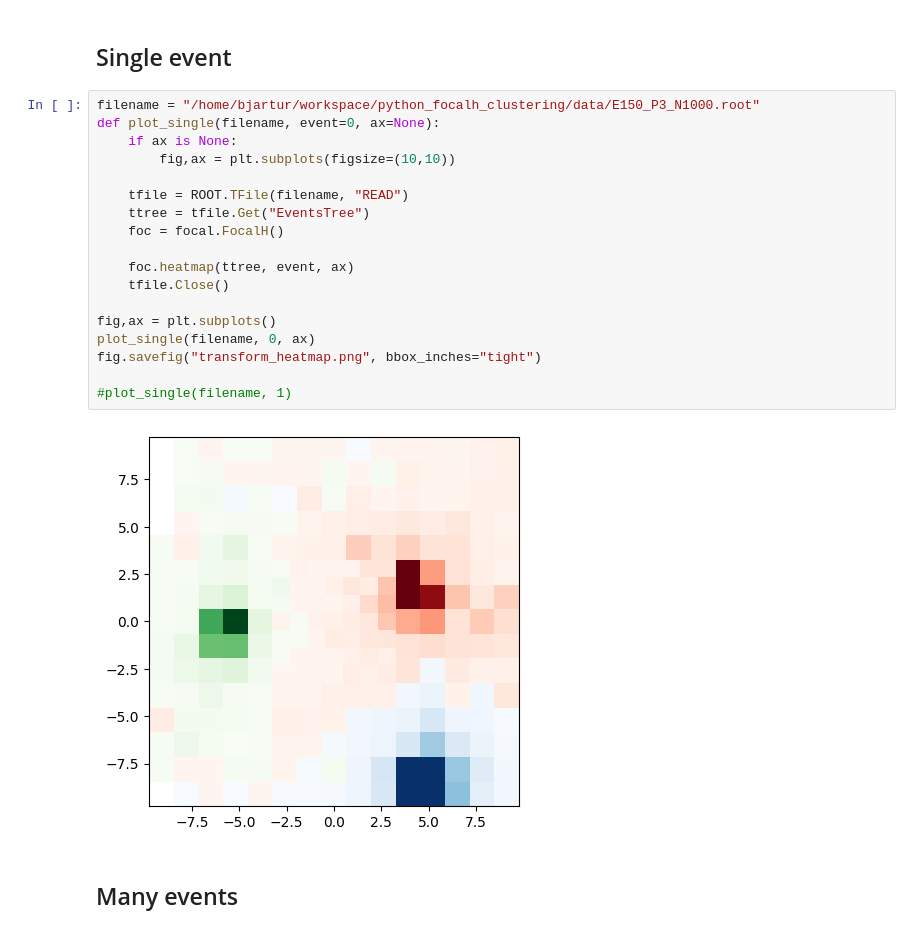
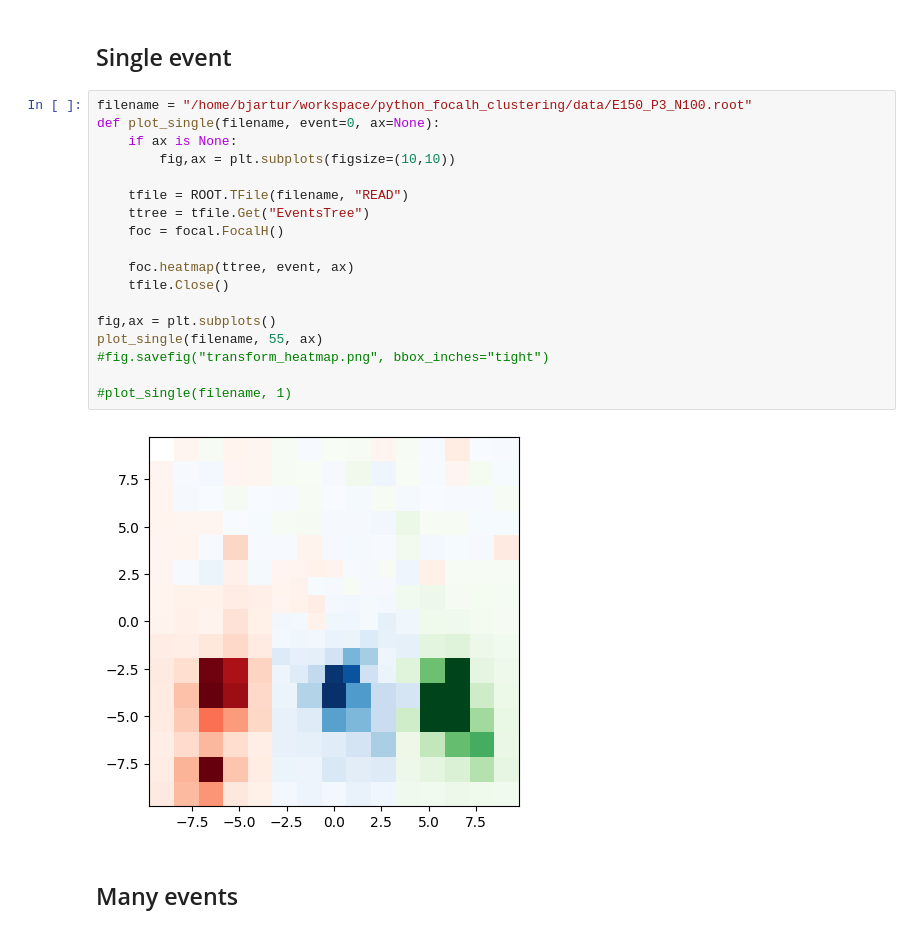
Before and after one commit to Bjartensen/python_focalh_clustering, a Jupyter notebook: notebooks/inspect.ipynb, the cells around one changed output. Drawn from its saved outputs; the diff is of its cells as text.

```diff
--- a/notebooks/inspect.ipynb
+++ b/notebooks/inspect.ipynb
@@ -10,25 +10,25 @@ import focal
 # %% [markdown]
 ## Single event
 # %%
-filename = "/home/bjartur/workspace/python_focalh_clustering/data/E150_P3_N1000.root"
+filename = "/home/bjartur/workspace/python_focalh_clustering/data/E150_P3_N100.root"
 def plot_single(filename, event=0, ax=None):
     if ax is None:
         fig,ax = plt.subplots(figsize=(10,10))
 
     tfile = ROOT.TFile(filename, "READ")
     ttree = tfile.Get("EventsTree")
     foc = focal.FocalH()
 
     foc.heatmap(ttree, event, ax)
     tfile.Close()
 
 fig,ax = plt.subplots()
-plot_single(filename, 0, ax)
-fig.savefig("transform_heatmap.png", bbox_inches="tight")
+plot_single(filename, 55, ax)
+#fig.savefig("transform_heatmap.png", bbox_inches="tight")
 
 #plot_single(filename, 1)
 # %% [output]
-[figure, old version]
+[figure, new version]
 # %% [markdown]
 ## Many events
 # %%
```
Also changed, not shown: 39 other files.
